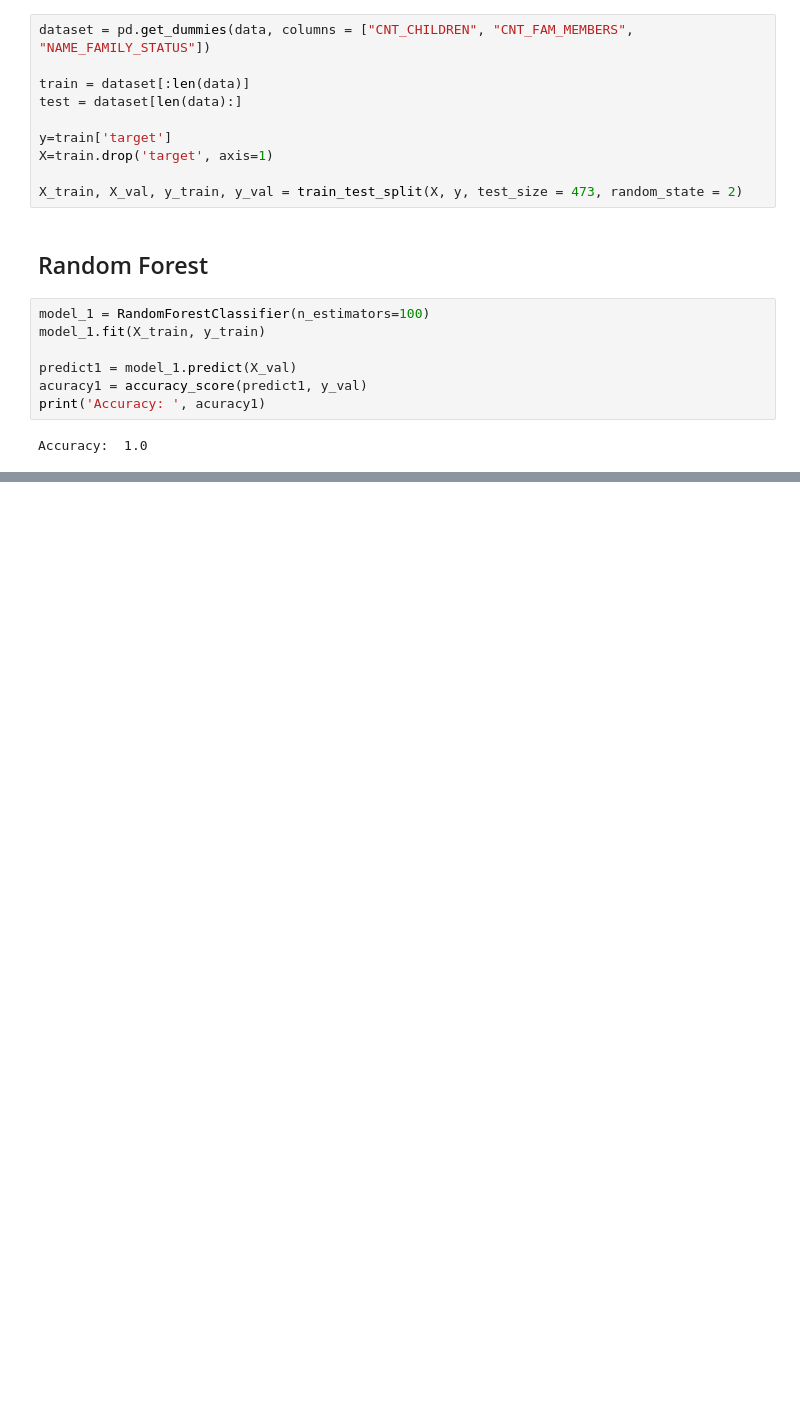
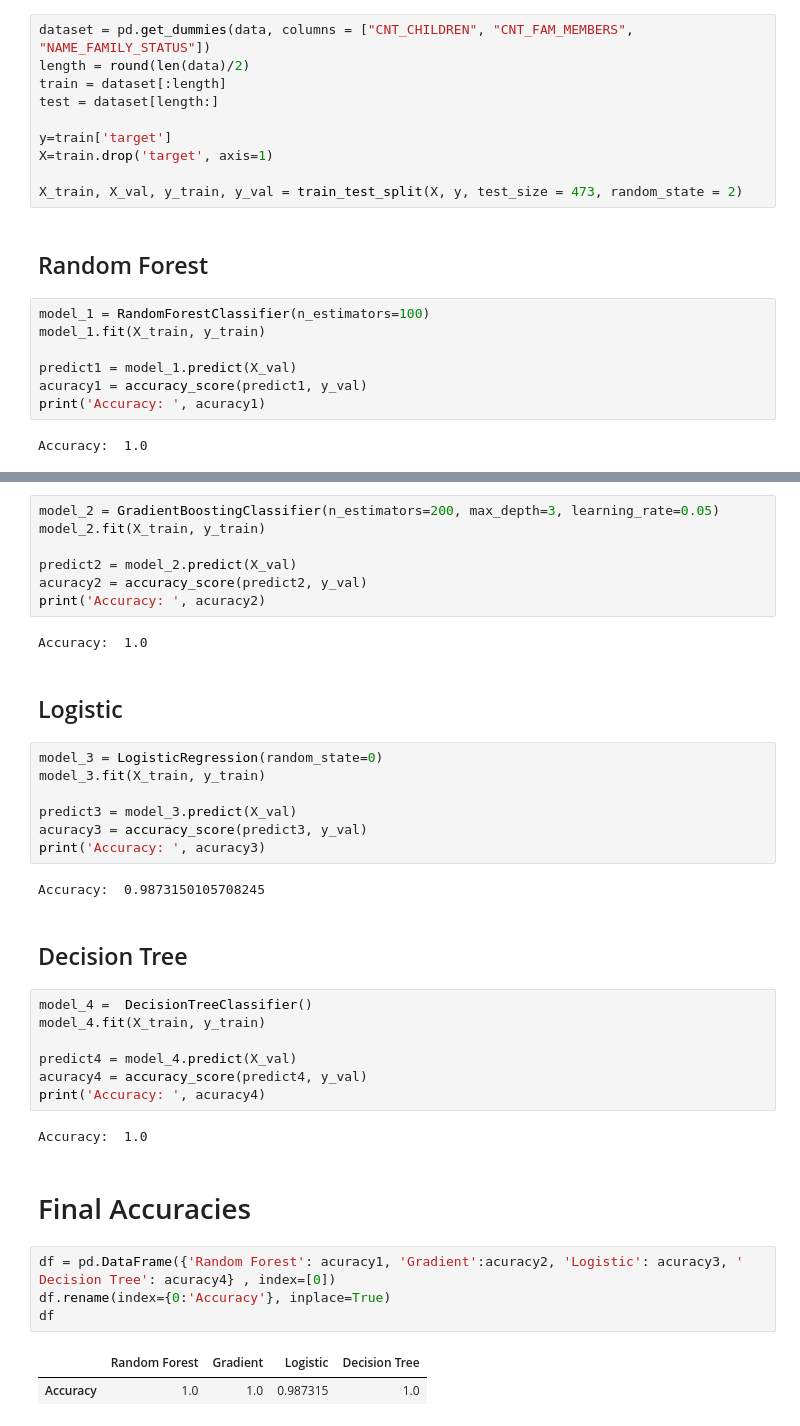
Before and after one commit to jtvkw2/Credit-Card-Approval-Prediction, a Jupyter notebook: Credit Card Approval Prediction.ipynb, the cells around one changed output, grey strips where cells are left out. Drawn from its saved outputs; the diff is of its cells as text; blank space fills up the shorter version.

Commit message:
Added new regressions

```diff
--- a/Credit Card Approval Prediction.ipynb
+++ b/Credit Card Approval Prediction.ipynb
@@ -205,9 +213,9 @@ sns.barplot(x = 'CNT_FAM_MEMBERS', y = 'CNT_CHILDREN', data = data,
 # Regression
 # %%
 dataset = pd.get_dummies(data, columns = ["CNT_CHILDREN", "CNT_FAM_MEMBERS", "NAME_FAMILY_STATUS"])
-
-train = dataset[:len(data)]
-test = dataset[len(data):]
+length = round(len(data)/2)
+train = dataset[:length]
+test = dataset[length:]
 
 y=train['target']
 X=train.drop('target', axis=1)
@@ -227,0 +239,43 @@ Accuracy:  1.0
+# %%
+model_2 = GradientBoostingClassifier(n_estimators=200, max_depth=3, learning_rate=0.05)
+model_2.fit(X_train, y_train)
+
+predict2 = model_2.predict(X_val)
+acuracy2 = accuracy_score(predict2, y_val)
+print('Accuracy: ', acuracy2)
+# %% [output]
+Accuracy:  1.0
+# %% [markdown]
+<a id = "logic"></a>
+## Logistic
+# %%
+model_3 = LogisticRegression(random_state=0)
+model_3.fit(X_train, y_train)
+
+predict3 = model_3.predict(X_val)
+acuracy3 = accuracy_score(predict3, y_val)
+print('Accuracy: ', acuracy3)
+# %% [output]
+Accuracy:  0.9873150105708245
+# %% [markdown]
+<a id = "decision"></a>
+## Decision Tree
+# %%
+model_4 =  DecisionTreeClassifier()
+model_4.fit(X_train, y_train)
+
+predict4 = model_4.predict(X_val)
+acuracy4 = accuracy_score(predict4, y_val)
+print('Accuracy: ', acuracy4)
+# %% [output]
+Accuracy:  1.0
+# %% [markdown]
+<a id = "final"></a>
+# Final Accuracies
+# %%
+df = pd.DataFrame({'Random Forest': acuracy1, 'Gradient':acuracy2, 'Logistic': acuracy3, ' Decision Tree': acuracy4} , index=[0])
+df.rename(index={0:'Accuracy'}, inplace=True)
+df
+# %% [output]
+|  | Random Forest | Gradient | Logistic | Decision Tree |
+| Accuracy | 1.0 | 1.0 | 0.987315 | 1.0 |
```
Also changed, not shown: parts of 3 cells of this notebook.
